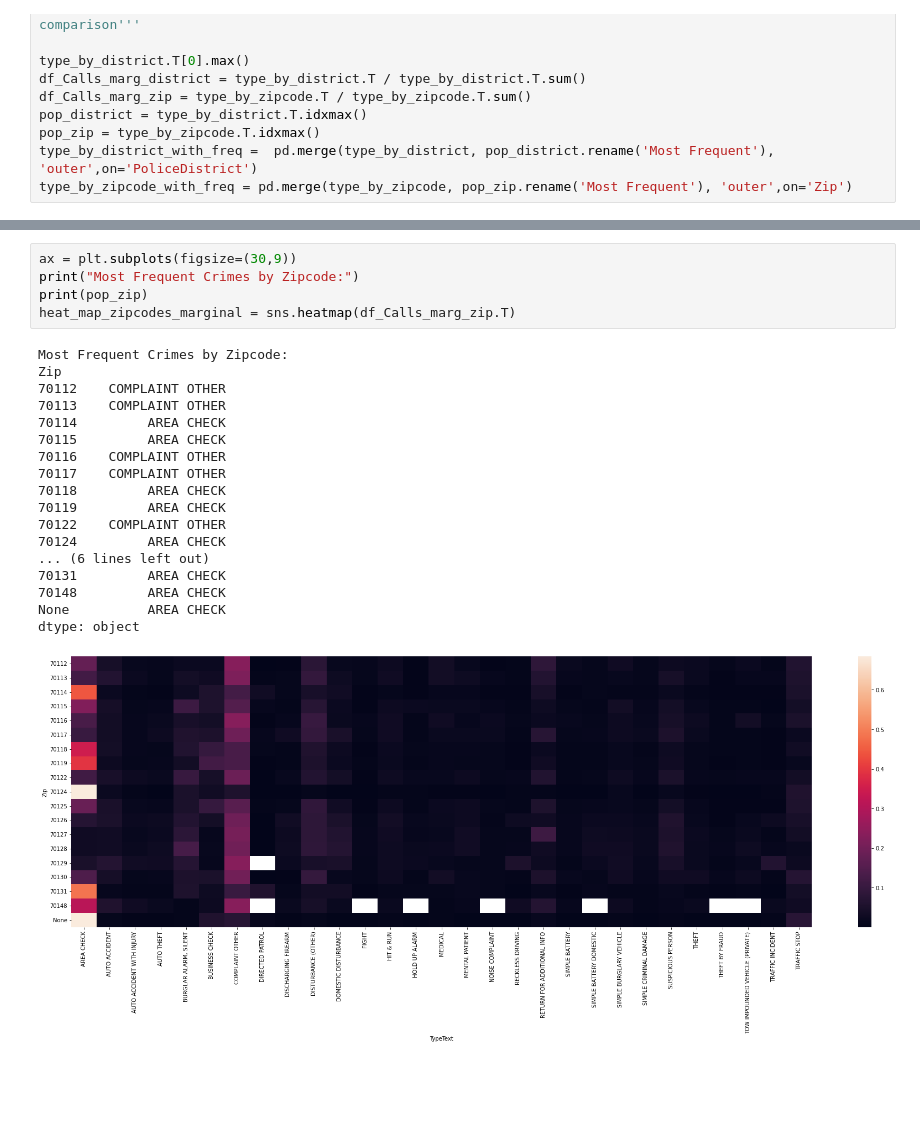
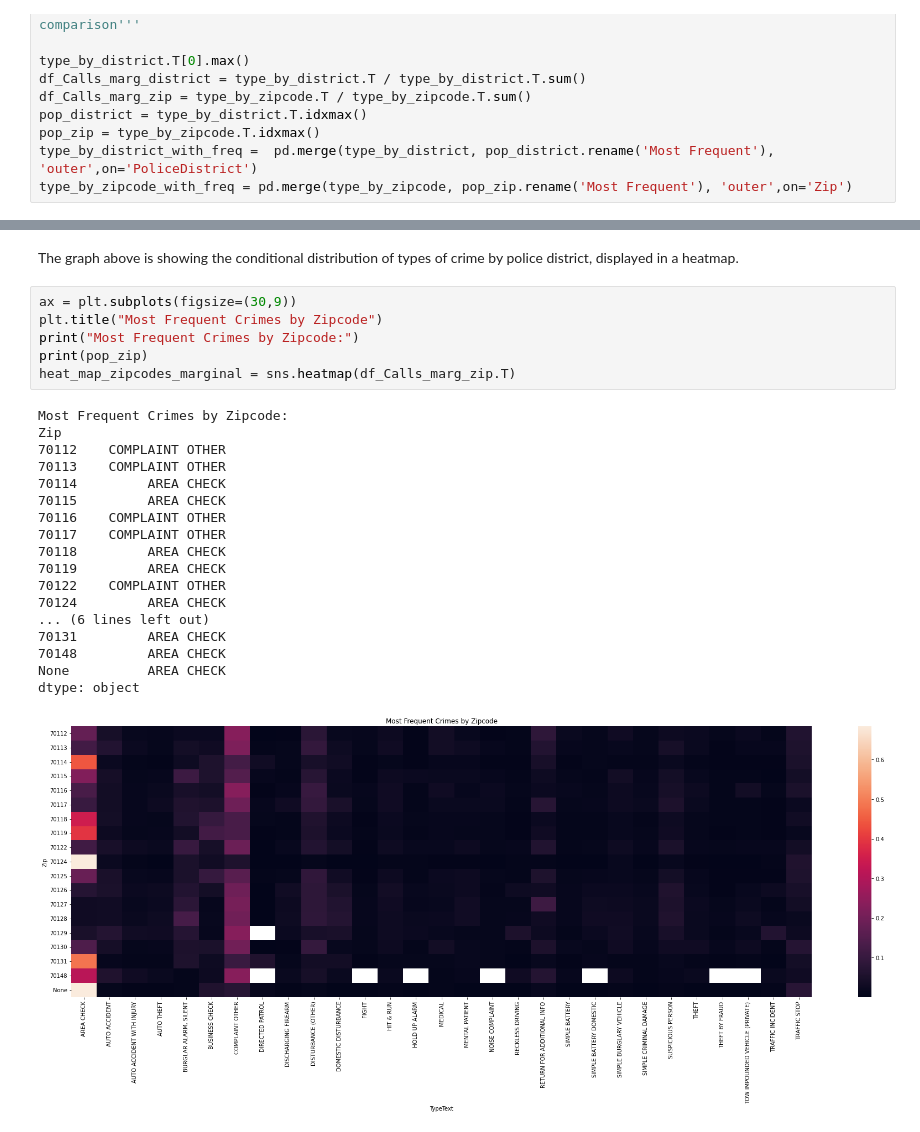
Before and after one commit to M-Sender/ServiceLearning, a Jupyter notebook: code/analysis.ipynb, the cells around one changed output, grey strips where cells are left out. Drawn from its saved outputs; the diff is of its cells as text; blank space fills up the shorter version.

```diff
--- a/code/analysis.ipynb
+++ b/code/analysis.ipynb
@@ -174,24 +175,27 @@ dtype: object
+# %% [markdown]
+The graph above is showing the conditional distribution of types of crime by police district, displayed in a heatmap.
 # %%
 ax = plt.subplots(figsize=(30,9))
+plt.title("Most Frequent Crimes by Zipcode")
 print("Most Frequent Crimes by Zipcode:")
 print(pop_zip)
 heat_map_zipcodes_marginal = sns.heatmap(df_Calls_marg_zip.T)
 # %% [output]
 Most Frequent Crimes by Zipcode:
 Zip
 70112    COMPLAINT OTHER
 70113    COMPLAINT OTHER
 70114         AREA CHECK
 70115         AREA CHECK
 70116    COMPLAINT OTHER
 70117    COMPLAINT OTHER
 70118         AREA CHECK
 70119         AREA CHECK
 70122    COMPLAINT OTHER
 70124         AREA CHECK
 ... (6 lines left out)
 70131         AREA CHECK
 70148         AREA CHECK
 None          AREA CHECK
 dtype: object
-[figure, old version]
+[figure, new version]
```
Also changed, not shown: parts of 4 cells of this notebook.
